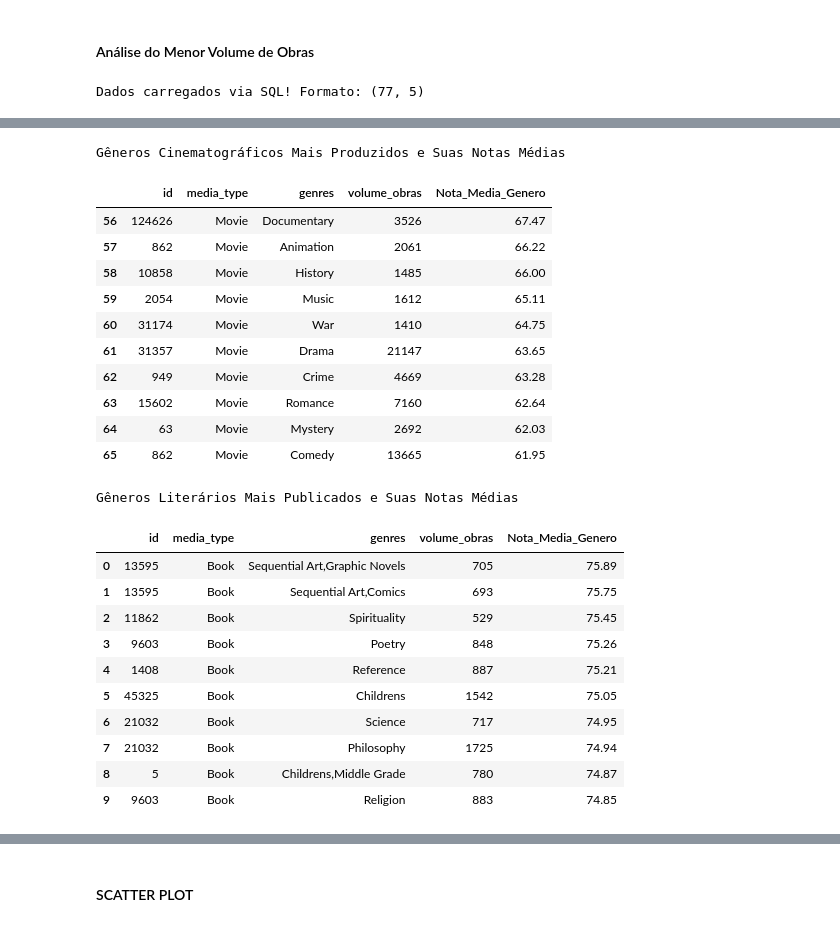
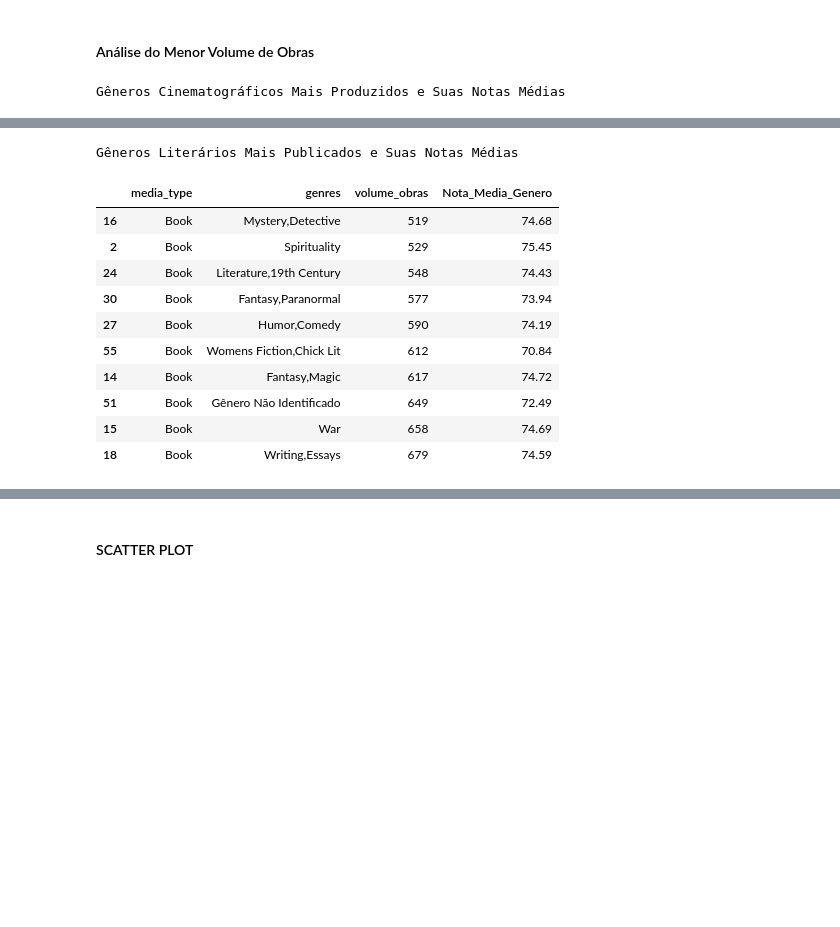
Before and after one commit to AleCecilio/entertainment_industry_performance_analysis, a Jupyter notebook: notebooks/02_data_analytics/17_analytics_genre_dynamics.ipynb, the cells around one changed output, grey strips where cells are left out. Drawn from its saved outputs; the diff is of its cells as text; code cells hidden in the pictures; blank space fills up the shorter version.

```diff
--- a/notebooks/02_data_analytics/17_analytics_genre_dynamics.ipynb
+++ b/notebooks/02_data_analytics/17_analytics_genre_dynamics.ipynb
@@ -302,34 +259,11 @@ Sucesso! Tabela 'unified_media_score_genres' criada no banco: 'unified_media_cat
 #### Funções de Relatório e Plotagem de Gráfico
 # %%
 # Função responsavel por gerar df e relatorio de Notas Médias dos Gêneros Por Volune
-def favoritismo_por_volume(ordem_volume=None):
-    ordem = f", volume_obras {ordem_volume}" if ordem_volume else ""
-    query_favoritismo_por_volume = f"""
-        SELECT
-            c.id,
-            g.media_type,
-            g.genres,
-            COUNT(c.id) as volume_obras,
-            ROUND(AVG(c.global_score), 2) AS Nota_Media_Genero
-        FROM unified_media_genres as g
-        INNER JOIN unified_media_catalog as c
-            ON c.id = g.id
-        WHERE c.global_score > 0
-        GROUP BY g.media_type, g.genres
-        HAVING volume_obras >= 500
-        ORDER BY Nota_Media_Genero DESC, volume_obras {ordem};
-    """
-
-    df_favoritismo_por_volume = dbc.execute_query(
-        caminho_db=caminho_banco,
-        alvo=query_favoritismo_por_volume,
-        eh_query=True
-    )
-
+def favoritismo_por_volume(df):
     display(
         tb.estilizar_tabela(
-            df=df_favoritismo_por_volume[
-                df_favoritismo_por_volume['media_type']=='Movie'
+            df=df[
+                df['media_type']=='Movie'
             ],
             qtd_linhas=10,
             caption='Gêneros Cinematográficos Mais Produzidos e Suas Notas Médias'
@@ -341,8 +275,8 @@ def favoritismo_por_volume(ordem_volume=None):
 
     display(
         tb.estilizar_tabela(
-            df=df_favoritismo_por_volume[
-                df_favoritismo_por_volume['media_type']=='Book'
+            df=df[
+                df['media_type']=='Book'
             ],
             qtd_linhas=10,
             caption='Gêneros Literários Mais Publicados e Suas Notas Médias'
@@ -351,8 +285,6 @@ def favoritismo_por_volume(ordem_volume=None):
         .background_gradient(subset=['volume_obras'], cmap='Purples')
         .format({'Nota_Media_Genero': '{:.2f}'})
     )
-
-    return df_favoritismo_por_volume
 # %%
 def grafico_nota_media_genero(df, palette, titulo):
     plt.figure(figsize=(16, 8), dpi=150)
@@ -444,6 +377,8 @@ for i in (0,1):
 #### Análise do Menor Volume de Obras
 # %%
 # Notas Por Gêneros Com Menor Volume de Obras
-df_bolha_asc = favoritismo_por_volume(ordem_volume='ASC')
+df_bolha_asc = df_genre_dynamics.sort_values('volume_obras', ascending=True)
+
+favoritismo_por_volume(df_bolha_asc)
 # %% [output]
-Dados carregados via SQL! Formato: (77, 5)
+Gêneros Cinematográficos Mais Produzidos e Suas Notas Médias
@@ -450,27 +396,15 @@ Dados carregados via SQL! Formato: (77, 5)
-Gêneros Cinematográficos Mais Produzidos e Suas Notas Médias
+Gêneros Literários Mais Publicados e Suas Notas Médias
-|  | id | media_type | genres | volume_obras | Nota_Media_Genero |
-| 56 | 124626 | Movie | Documentary | 3526 | 67.47 |
-| 57 | 862 | Movie | Animation | 2061 | 66.22 |
-| 58 | 10858 | Movie | History | 1485 | 66.00 |
-| 59 | 2054 | Movie | Music | 1612 | 65.11 |
-| 60 | 31174 | Movie | War | 1410 | 64.75 |
-| 61 | 31357 | Movie | Drama | 21147 | 63.65 |
-| 62 | 949 | Movie | Crime | 4669 | 63.28 |
-| 63 | 15602 | Movie | Romance | 7160 | 62.64 |
-| 64 | 63 | Movie | Mystery | 2692 | 62.03 |
-| 65 | 862 | Movie | Comedy | 13665 | 61.95 |
-Gêneros Literários Mais Publicados e Suas Notas Médias
-|  | id | media_type | genres | volume_obras | Nota_Media_Genero |
-| 0 | 13595 | Book | Sequential Art,Graphic Novels | 705 | 75.89 |
-| 1 | 13595 | Book | Sequential Art,Comics | 693 | 75.75 |
-| 2 | 11862 | Book | Spirituality | 529 | 75.45 |
-| 3 | 9603 | Book | Poetry | 848 | 75.26 |
-| 4 | 1408 | Book | Reference | 887 | 75.21 |
-| 5 | 45325 | Book | Childrens | 1542 | 75.05 |
-| 6 | 21032 | Book | Science | 717 | 74.95 |
-| 7 | 21032 | Book | Philosophy | 1725 | 74.94 |
-| 8 | 5 | Book | Childrens,Middle Grade | 780 | 74.87 |
-| 9 | 9603 | Book | Religion | 883 | 74.85 |
+|  | media_type | genres | volume_obras | Nota_Media_Genero |
+| 16 | Book | Mystery,Detective | 519 | 74.68 |
+| 2 | Book | Spirituality | 529 | 75.45 |
+| 24 | Book | Literature,19th Century | 548 | 74.43 |
+| 30 | Book | Fantasy,Paranormal | 577 | 73.94 |
+| 27 | Book | Humor,Comedy | 590 | 74.19 |
+| 55 | Book | Womens Fiction,Chick Lit | 612 | 70.84 |
+| 14 | Book | Fantasy,Magic | 617 | 74.72 |
+| 51 | Book | Gênero Não Identificado | 649 | 72.49 |
+| 15 | Book | War | 658 | 74.69 |
+| 18 | Book | Writing,Essays | 679 | 74.59 |
 # %%
 for i in (0,1):
     grafico_nota_media_genero(
```
Also changed, not shown: parts of 19 cells of this notebook, 16 other files.
